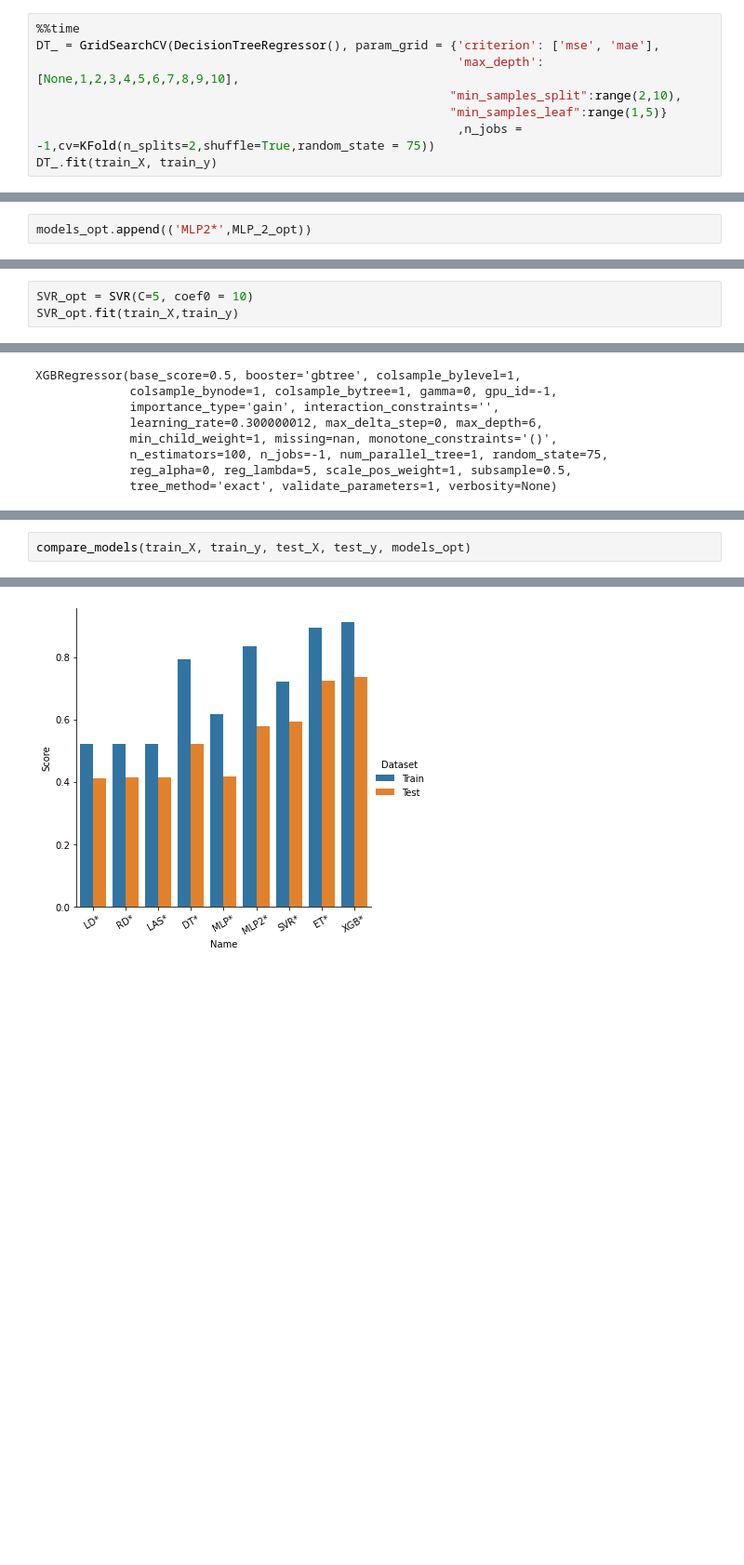
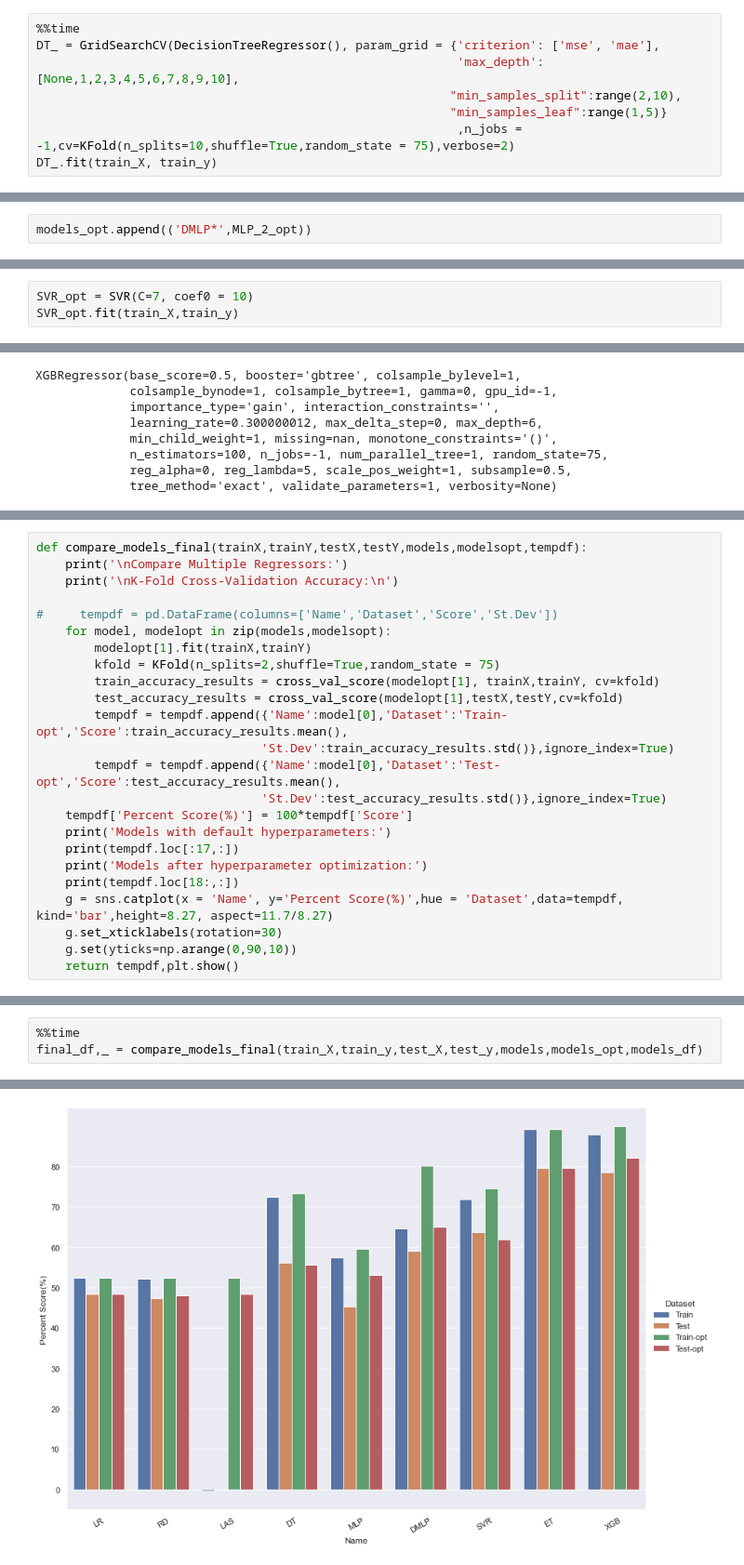
Before and after one commit to maniatisni/DSML-Machine-Learning-Project, a Jupyter notebook: 1st Part (Dataset A).ipynb, the cells around one changed output, grey strips where cells are left out. Shown at 93% size. Cells and saved outputs as stored; diff of their text form; blank space fills up the shorter version.

```diff
--- a/1st Part (Dataset A).ipynb
+++ b/1st Part (Dataset A).ipynb
@@ -300,6 +326,6 @@ DT_ = GridSearchCV(DecisionTreeRegressor(), param_grid = {'criterion': ['mse', '
                                                           'max_depth': [None,1,2,3,4,5,6,7,8,9,10],
                                                          "min_samples_split":range(2,10),
                                                          "min_samples_leaf":range(1,5)}
-                                                          ,n_jobs = -1,cv=KFold(n_splits=2,shuffle=True,random_state = 75))
+                                                          ,n_jobs = -1,cv=KFold(n_splits=10,shuffle=True,random_state = 75),verbose=2)
 DT_.fit(train_X, train_y)
 # %% [output]
@@ -391,7 +419,7 @@ MLP_2_opt.fit(train_X,train_y)
 MLPRegressor(hidden_layer_sizes=(512, 256, 128), learning_rate_init=0.005,
              max_iter=100, random_state=75)
 # %%
-models_opt.append(('MLP2*',MLP_2_opt))
+models_opt.append(('DMLP*',MLP_2_opt))
 # %% [markdown]
 **6. Support Vector Regression**
 # %%
@@ -442,6 +470,6 @@ SVR_.best_estimator_
 # %% [output]
 SVR(C=7, coef0=10)
 # %%
-SVR_opt = SVR(C=5, coef0 = 10)
+SVR_opt = SVR(C=7, coef0 = 10)
 SVR_opt.fit(train_X,train_y)
 # %% [output]
@@ -647 +652,25 @@ del models_opt[-1]
 models_opt.append(('XGB*',XGB_opt))
+# %%
+def compare_models_final(trainX,trainY,testX,testY,models,modelsopt,tempdf):
+    print('\nCompare Multiple Regressors:')
+    print('\nK-Fold Cross-Validation Accuracy:\n')
+
+#     tempdf = pd.DataFrame(columns=['Name','Dataset','Score','St.Dev'])
+    for model, modelopt in zip(models,modelsopt):
+        modelopt[1].fit(trainX,trainY)
+        kfold = KFold(n_splits=2,shuffle=True,random_state = 75)
+        train_accuracy_results = cross_val_score(modelopt[1], trainX,trainY, cv=kfold)
+        test_accuracy_results = cross_val_score(modelopt[1],testX,testY,cv=kfold)
+        tempdf = tempdf.append({'Name':model[0],'Dataset':'Train-opt','Score':train_accuracy_results.mean(),
+                               'St.Dev':train_accuracy_results.std()},ignore_index=True)
+        tempdf = tempdf.append({'Name':model[0],'Dataset':'Test-opt','Score':test_accuracy_results.mean(),
+                               'St.Dev':test_accuracy_results.std()},ignore_index=True)
+    tempdf['Percent Score(%)'] = 100*tempdf['Score']
+    print('Models with default hyperparameters:')
+    print(tempdf.loc[:17,:])
+    print('Models after hyperparameter optimization:')
+    print(tempdf.loc[18:,:])
+    g = sns.catplot(x = 'Name', y='Percent Score(%)',hue = 'Dataset',data=tempdf, kind='bar',height=8.27, aspect=11.7/8.27)
+    g.set_xticklabels(rotation=30)
+    g.set(yticks=np.arange(0,90,10))
+    return tempdf,plt.show()
@@ -648,3 +679,4 @@ models_opt.append(('XGB*',XGB_opt))
 # %%
-compare_models(train_X, train_y, test_X, test_y, models_opt)
+%%time
+final_df,_ = compare_models_final(train_X,train_y,test_X,test_y,models,models_opt,models_df)
 # %% [output]
@@ -668 +700 @@ K-Fold Cross-Validation Accuracy:
-[figure, old version]
+[figure, new version]
```
Also changed, not shown: parts of 52 cells of this notebook.
